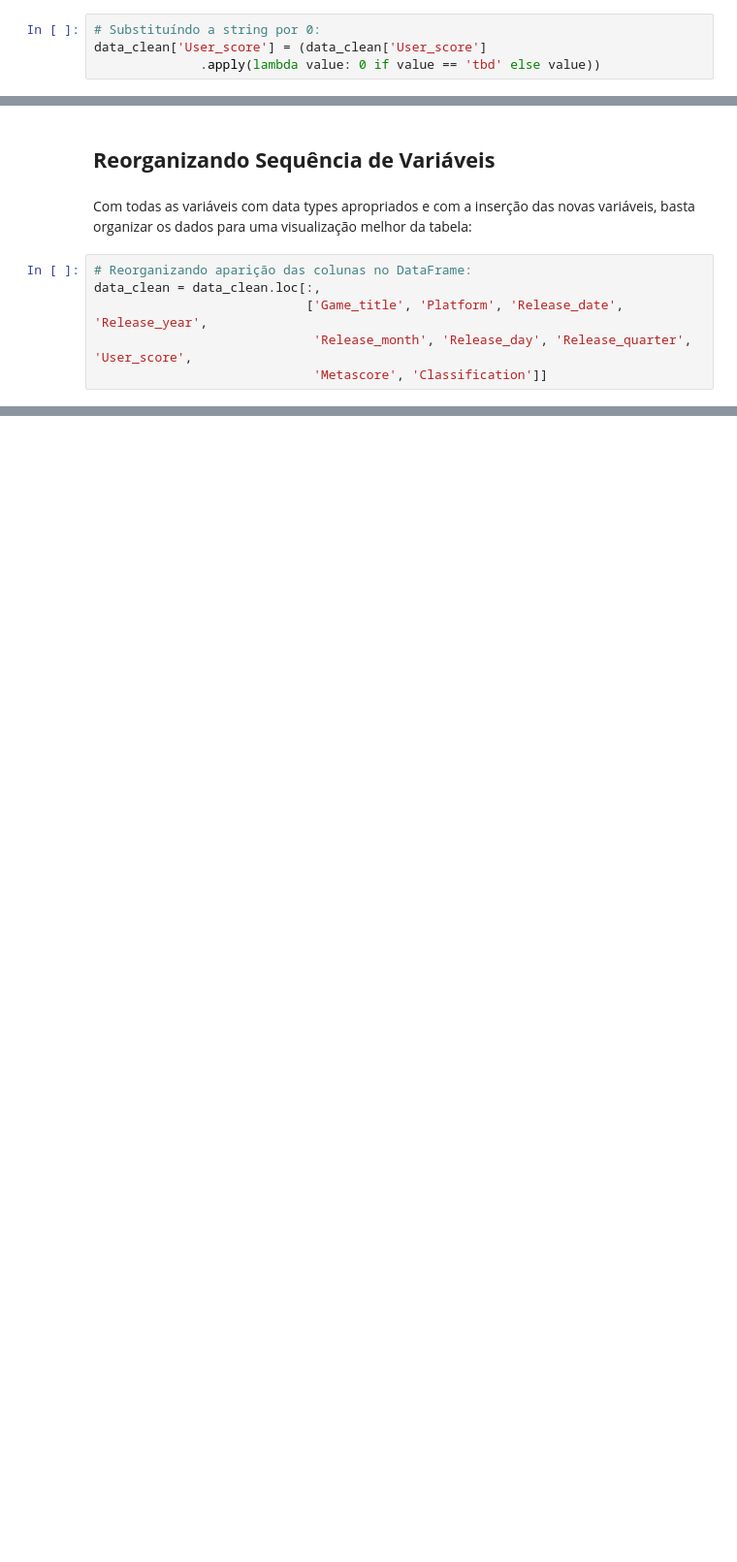
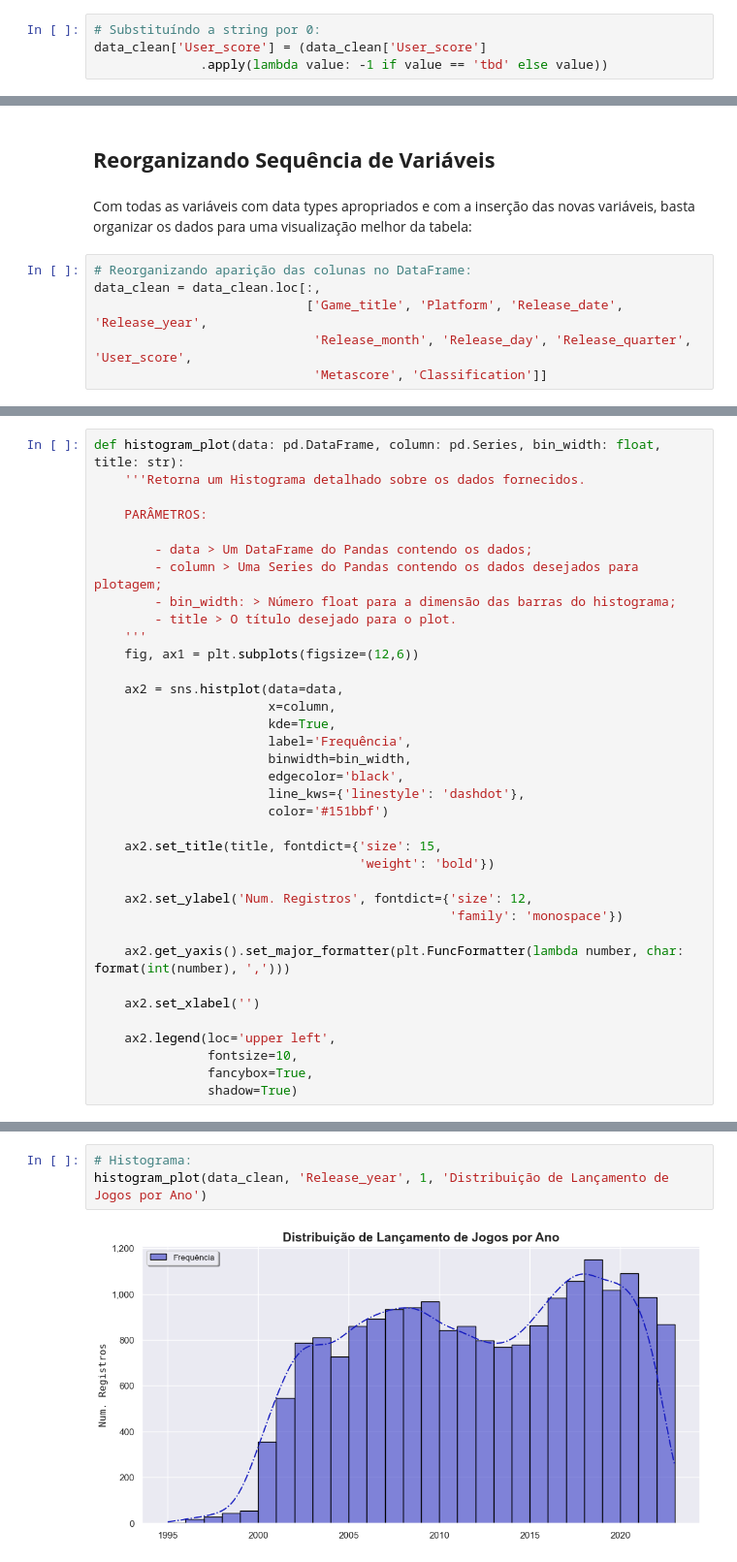
Before and after one commit to JoSEPHDev2022/Metacritc_Scores_Video_Games, a Jupyter notebook: analise_descritiva.ipynb, the cells around one changed output, grey strips where cells are left out. Shown: that part at 97% size. Saved outputs shown, nothing was run; the diff lists cells and outputs as text; blank space fills up the shorter version.

Commit message:
Iniciando análises de distribuição.

```diff
--- a/analise_descritiva.ipynb
+++ b/analise_descritiva.ipynb
@@ -320,7 +323,7 @@ Temos **1.382** registros que contém a string 'tbd'. Com uma rápida pesquisa n
 # %%
 # Substituíndo a string por 0:
 data_clean['User_score'] = (data_clean['User_score']
-              .apply(lambda value: 0 if value == 'tbd' else value))
+              .apply(lambda value: -1 if value == 'tbd' else value))
 # %%
 # Contando aparições da string 'tbd':
 data_clean[data_clean['User_score'] == 'tbd']['User_score'].count()
@@ -515,0 +625,36 @@ data_clean.head(10)
+# %%
+def histogram_plot(data: pd.DataFrame, column: pd.Series, bin_width: float, title: str):
+    '''Retorna um Histograma detalhado sobre os dados fornecidos.
+
+    PARÂMETROS:
+
+        - data > Um DataFrame do Pandas contendo os dados;
+        - column > Uma Series do Pandas contendo os dados desejados para plotagem;
+        - bin_width: > Número float para a dimensão das barras do histograma;
+        - title > O título desejado para o plot.
+    '''
+    fig, ax1 = plt.subplots(figsize=(12,6))
+
+    ax2 = sns.histplot(data=data,
+                       x=column,
+                       kde=True,
+                       label='Frequência',
+                       binwidth=bin_width,
+                       edgecolor='black',
+                       line_kws={'linestyle': 'dashdot'},
+                       color='#151bbf')
+
+    ax2.set_title(title, fontdict={'size': 15,
+                                   'weight': 'bold'})
+
+    ax2.set_ylabel('Num. Registros', fontdict={'size': 12,
+                                               'family': 'monospace'})
+
+    ax2.get_yaxis().set_major_formatter(plt.FuncFormatter(lambda number, char: format(int(number), ',')))
+
+    ax2.set_xlabel('')
+
+    ax2.legend(loc='upper left',
+               fontsize=10,
+               fancybox=True,
+               shadow=True)
@@ -515,0 +663,5 @@ data_clean.head(10)
+# %%
+# Histograma:
+histogram_plot(data_clean, 'Release_year', 1, 'Distribuição de Lançamento de Jogos por Ano')
+# %% [output]
+[figure, added]
```
Also changed, not shown: parts of 20 cells of this notebook.
